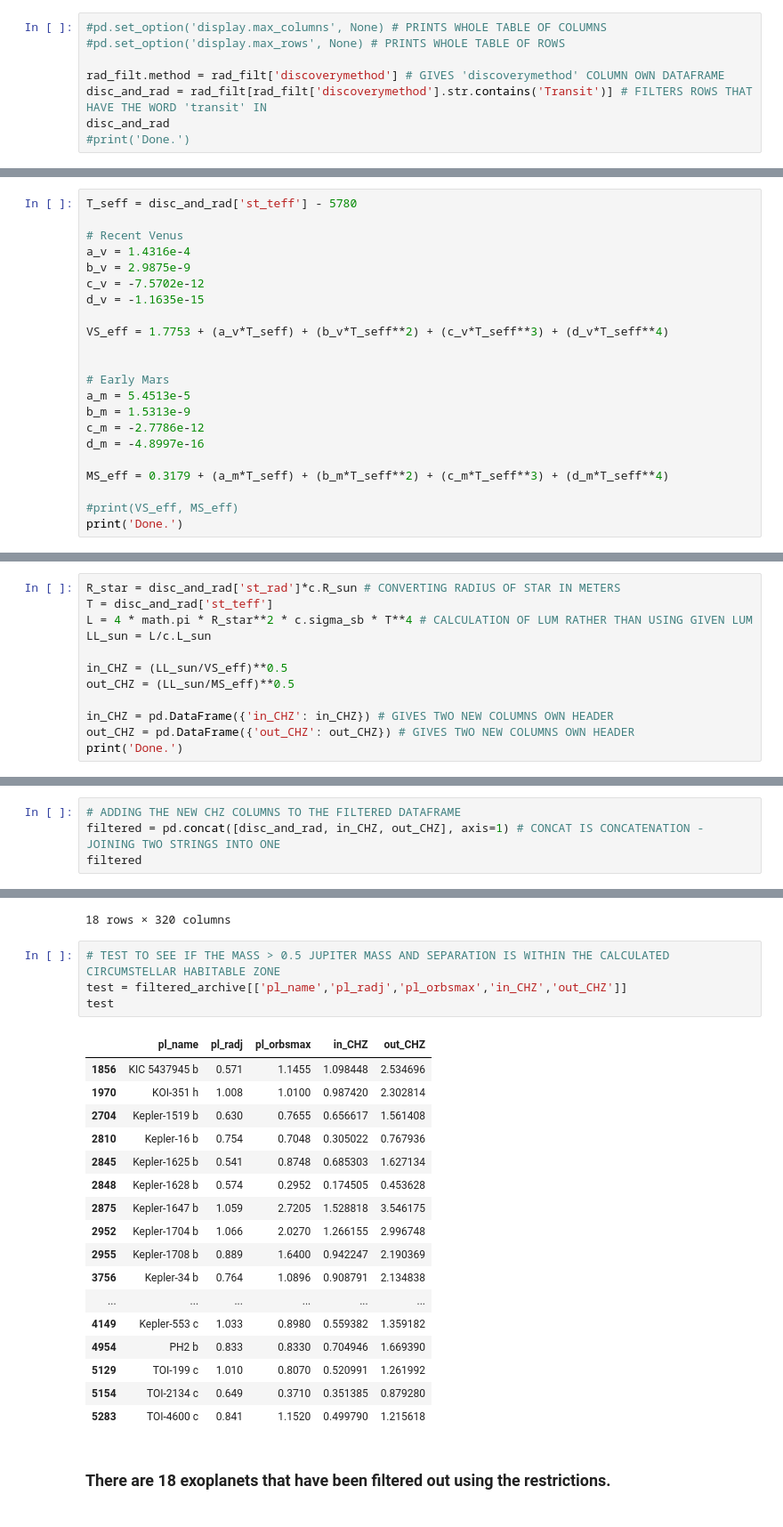
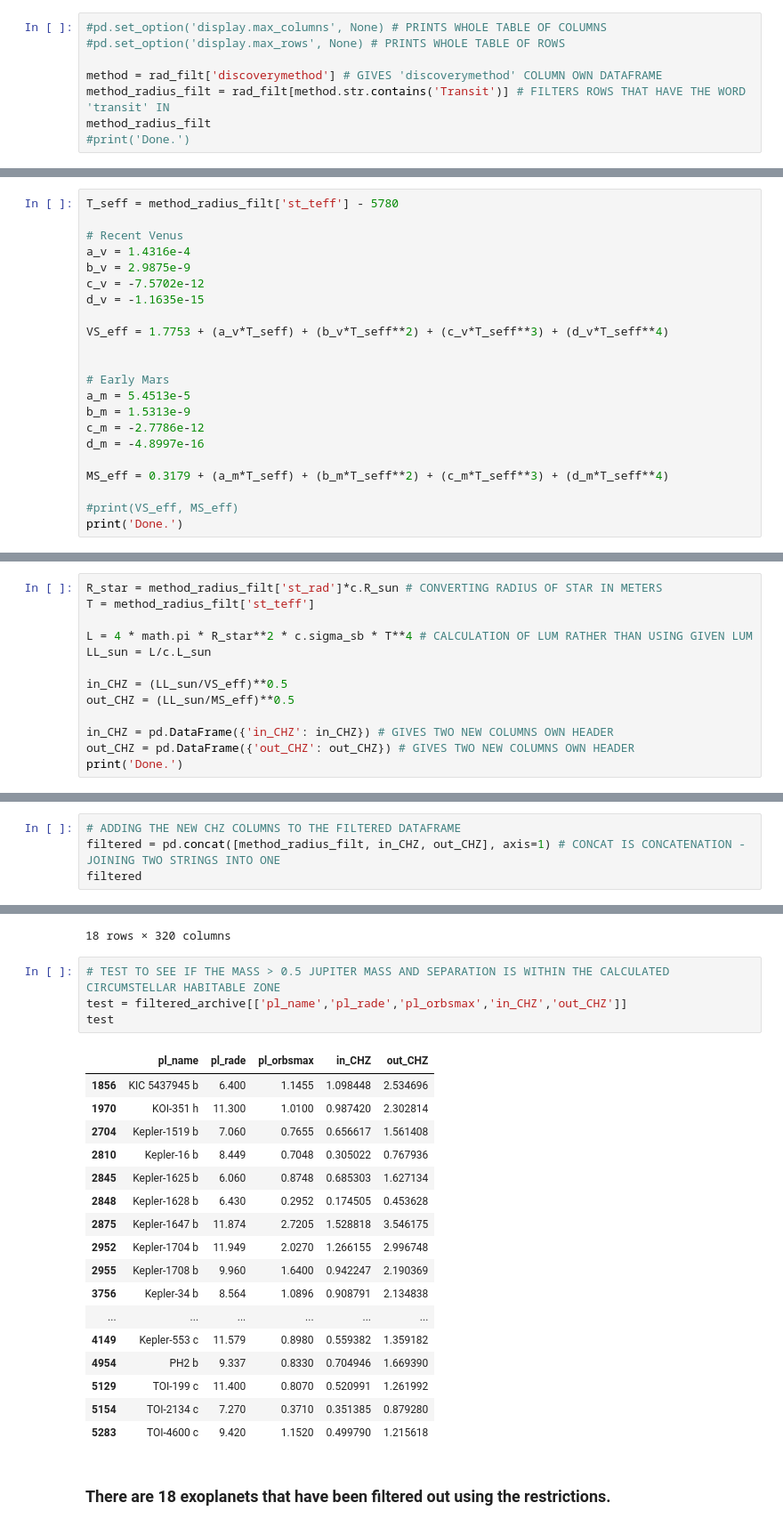
Before and after one commit to liamhall64/Habitable-Exomoons-2, a Jupyter notebook: Exomoon Code MK2.ipynb, the cells around one changed output, grey strips where cells are left out. Shown: that part at 89% size. Cells and saved outputs as stored; diff of their text form.

```diff
--- a/Exomoon Code MK2.ipynb
+++ b/Exomoon Code MK2.ipynb
@@ -43,9 +42,9 @@ Done.
 #pd.set_option('display.max_columns', None) # PRINTS WHOLE TABLE OF COLUMNS
 #pd.set_option('display.max_rows', None) # PRINTS WHOLE TABLE OF ROWS
 
-rad_filt.method = rad_filt['discoverymethod'] # GIVES 'discoverymethod' COLUMN OWN DATAFRAME
-disc_and_rad = rad_filt[rad_filt['discoverymethod'].str.contains('Transit')] # FILTERS ROWS THAT HAVE THE WORD 'transit' IN
-disc_and_rad
+method = rad_filt['discoverymethod'] # GIVES 'discoverymethod' COLUMN OWN DATAFRAME
+method_radius_filt = rad_filt[method.str.contains('Transit')] # FILTERS ROWS THAT HAVE THE WORD 'transit' IN
+method_radius_filt
 #print('Done.')
 # %% [output]
 |  | rowid | pl_name | hostname | pl_letter | hd_name | hip_name | tic_id | gaia_id | sy_snum | sy_pnum | ... | ... |
@@ -66,7 +65,7 @@ disc_and_rad
 #### Using Equations from page 10 in Kopparapu et al (2013)
 ###### https://iopscience.iop.org/article/10.1088/0004-637X/765/2/131/pdf#page=10.44
 # %%
-T_seff = disc_and_rad['st_teff'] - 5780
+T_seff = method_radius_filt['st_teff'] - 5780
 
 # Recent Venus
 a_v = 1.4316e-4
@@ -90,8 +89,9 @@ print('Done.')
 # %% [output]
 Done.
 # %%
-R_star = disc_and_rad['st_rad']*c.R_sun # CONVERTING RADIUS OF STAR IN METERS
-T = disc_and_rad['st_teff']
+R_star = method_radius_filt['st_rad']*c.R_sun # CONVERTING RADIUS OF STAR IN METERS
+T = method_radius_filt['st_teff']
+
 L = 4 * math.pi * R_star**2 * c.sigma_sb * T**4 # CALCULATION OF LUM RATHER THAN USING GIVEN LUM
 LL_sun = L/c.L_sun
 
@@ -105,7 +105,7 @@ print('Done.')
 Done.
 # %%
 # ADDING THE NEW CHZ COLUMNS TO THE FILTERED DATAFRAME
-filtered = pd.concat([disc_and_rad, in_CHZ, out_CHZ], axis=1) # CONCAT IS CONCATENATION - JOINING TWO STRINGS INTO ONE
+filtered = pd.concat([method_radius_filt, in_CHZ, out_CHZ], axis=1) # CONCAT IS CONCATENATION - JOINING TWO STRINGS INTO ONE
 filtered
 # %% [output]
 |  | rowid | pl_name | hostname | pl_letter | hd_name | hip_name | tic_id | gaia_id | sy_snum | sy_pnum | ... | ... |
@@ -150,25 +150,25 @@ filtered_archive
 18 rows × 320 columns
 # %%
 # TEST TO SEE IF THE MASS > 0.5 JUPITER MASS AND SEPARATION IS WITHIN THE CALCULATED CIRCUMSTELLAR HABITABLE ZONE
-test = filtered_archive[['pl_name','pl_radj','pl_orbsmax','in_CHZ','out_CHZ']]
+test = filtered_archive[['pl_name','pl_rade','pl_orbsmax','in_CHZ','out_CHZ']]
 test
 # %% [output]
-|  | pl_name | pl_radj | pl_orbsmax | in_CHZ | out_CHZ |
-| 1856 | KIC 5437945 b | 0.571 | 1.1455 | 1.098448 | 2.534696 |
-| 1970 | KOI-351 h | 1.008 | 1.0100 | 0.987420 | 2.302814 |
-| 2704 | Kepler-1519 b | 0.630 | 0.7655 | 0.656617 | 1.561408 |
-| 2810 | Kepler-16 b | 0.754 | 0.7048 | 0.305022 | 0.767936 |
-| 2845 | Kepler-1625 b | 0.541 | 0.8748 | 0.685303 | 1.627134 |
-| 2848 | Kepler-1628 b | 0.574 | 0.2952 | 0.174505 | 0.453628 |
-| 2875 | Kepler-1647 b | 1.059 | 2.7205 | 1.528818 | 3.546175 |
-| 2952 | Kepler-1704 b | 1.066 | 2.0270 | 1.266155 | 2.996748 |
-| 2955 | Kepler-1708 b | 0.889 | 1.6400 | 0.942247 | 2.190369 |
-| 3756 | Kepler-34 b | 0.764 | 1.0896 | 0.908791 | 2.134838 |
+|  | pl_name | pl_rade | pl_orbsmax | in_CHZ | out_CHZ |
+| 1856 | KIC 5437945 b | 6.400 | 1.1455 | 1.098448 | 2.534696 |
+| 1970 | KOI-351 h | 11.300 | 1.0100 | 0.987420 | 2.302814 |
+| 2704 | Kepler-1519 b | 7.060 | 0.7655 | 0.656617 | 1.561408 |
+| 2810 | Kepler-16 b | 8.449 | 0.7048 | 0.305022 | 0.767936 |
+| 2845 | Kepler-1625 b | 6.060 | 0.8748 | 0.685303 | 1.627134 |
+| 2848 | Kepler-1628 b | 6.430 | 0.2952 | 0.174505 | 0.453628 |
+| 2875 | Kepler-1647 b | 11.874 | 2.7205 | 1.528818 | 3.546175 |
+| 2952 | Kepler-1704 b | 11.949 | 2.0270 | 1.266155 | 2.996748 |
+| 2955 | Kepler-1708 b | 9.960 | 1.6400 | 0.942247 | 2.190369 |
+| 3756 | Kepler-34 b | 8.564 | 1.0896 | 0.908791 | 2.134838 |
 | ... | ... | ... | ... | ... | ... |
-| 4149 | Kepler-553 c | 1.033 | 0.8980 | 0.559382 | 1.359182 |
-| 4954 | PH2 b | 0.833 | 0.8330 | 0.704946 | 1.669390 |
-| 5129 | TOI-199 c | 1.010 | 0.8070 | 0.520991 | 1.261992 |
-| 5154 | TOI-2134 c | 0.649 | 0.3710 | 0.351385 | 0.879280 |
-| 5283 | TOI-4600 c | 0.841 | 1.1520 | 0.499790 | 1.215618 |
+| 4149 | Kepler-553 c | 11.579 | 0.8980 | 0.559382 | 1.359182 |
+| 4954 | PH2 b | 9.337 | 0.8330 | 0.704946 | 1.669390 |
+| 5129 | TOI-199 c | 11.400 | 0.8070 | 0.520991 | 1.261992 |
+| 5154 | TOI-2134 c | 7.270 | 0.3710 | 0.351385 | 0.879280 |
+| 5283 | TOI-4600 c | 9.420 | 1.1520 | 0.499790 | 1.215618 |
 # %% [markdown]
 ### There are 18 exoplanets that have been filtered out using the restrictions.
```
Also changed, not shown: parts of 3 cells of this notebook.
